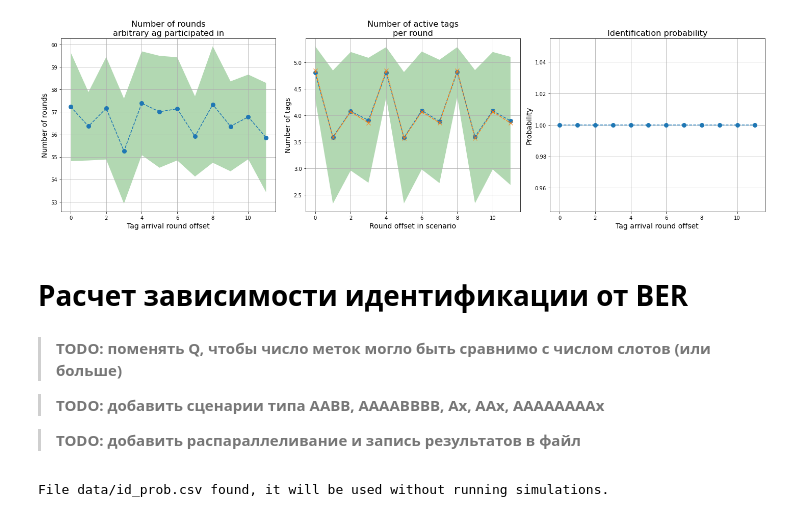
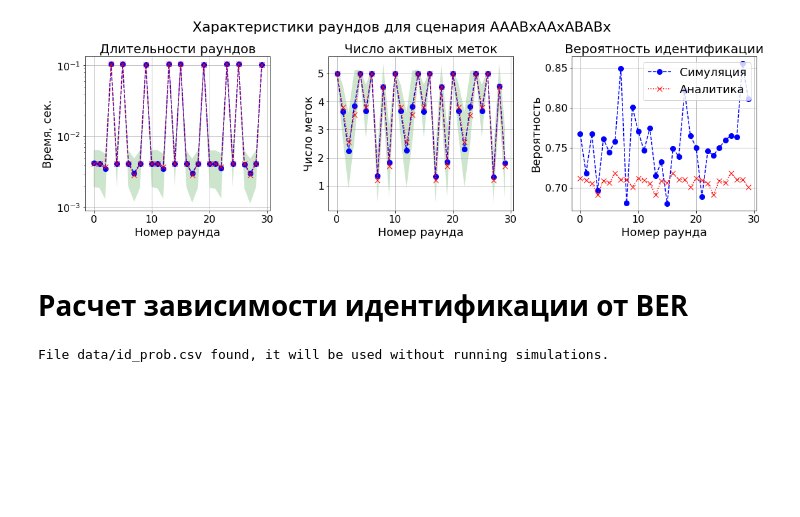
Before and after one commit to larioandr/thesis-rfidam, a Jupyter notebook: experiments/3. Simulations.ipynb, the cells around one changed output. Cells and saved outputs as stored; diff of their text form; code cells hidden in the pictures; blank space fills up the shorter version.

```diff
--- a/experiments/3. Simulations.ipynb
+++ b/experiments/3. Simulations.ipynb
@@ -64,2 +60,0 @@ TIME_IN_AREA = 2.42
-# %%
-params = build_params("ABABx", ber=BER, arrival_interval=ARRIVAL_INTERVAL, num_tags=10000, time_in_area=TIME_IN_AREA)
@@ -120,0 +93,4 @@ AVERAGE ID PROB:   0.9999999999995831
+# %%
+N_SIM_TAGS = 5000           # число моделируемых меток
+EXT_SCENARIO_MULT = 1000    # кратность расширенных сценариев
+ROLL_SCENARIO_KOEF = 3      # множитель длины сценарии при свертывании
@@ -120,0 +317,13 @@ AVERAGE ID PROB:   0.9999999999995831
+# %%
+round_props = {}
+for scenario in tqdm(['ABABx', 'AAABxAAxABABx'], leave=True):
+    round_props[scenario] = {}
+
+    print(hl(f"[>] analytics for '{scenario}'", bcolors.BOLD))
+    round_props[scenario]['ana'] = \
+        solve_round_props(scenario, ber=0.01, interval=0.5)
+
+    print(hl(f"[>] simulation for '{scenario}'", bcolors.BOLD))
+    round_props[scenario]['sim'] = \
+        simulate_round_props(scenario, ber=0.01, interval=0.5)
+    print(hl(f"[=] FINISHED.", bcolors.BOLD))
@@ -121,43 +394,6 @@ AVERAGE ID PROB:   0.9999999999995831
 # %%
-fig, axes = plt.subplots(figsize=(20, 6), ncols=3)
-OX = np.arange(round_infos_x3.scenario_length)
-axes[0].plot(OX, round_infos_x3.num_rounds_active.means, marker='o', markersize=8, linestyle='--')
-axes[0].fill_between(
-    OX,
-    round_infos_x3.num_rounds_active.means - round_infos_x3.num_rounds_active.errors,
-    round_infos_x3.num_rounds_active.means + round_infos_x3.num_rounds_active.errors,
-    facecolor='green', alpha=0.3)
-axes[0].set_title("Number of rounds\narbitrary ag participated in", fontsize=16)
-axes[0].set_xlabel('Tag arrival round offset', fontsize=14)
-axes[0].set_ylabel('Number of rounds', fontsize=14)
-
-axes[1].plot(OX, round_infos_x3.num_tags_active.means, marker='o', markersize=8, linestyle='--')
-axes[1].plot(OX, rounds_props['n_active_tags_stats'].means, marker='x', markersize=8, linestyle='--')
-axes[1].fill_between(
-    OX,
-    round_infos_x3.num_tags_active.means - round_infos_x3.num_tags_active.errors,
-    round_infos_x3.num_tags_active.means + round_infos_x3.num_tags_active.errors,
-    facecolor='green', alpha=0.3)
-axes[1].set_title("Number of active tags\nper round", fontsize=16)
-axes[1].set_xlabel('Round offset in scenario', fontsize=14)
-axes[1].set_ylabel('Number of tags', fontsize=14)
-
-axes[2].plot(OX, round_infos_x3.id_probs, marker="o", markersize=8, linestyle='--')
-axes[2].set_title('Identification probability', fontsize=16)
-axes[2].set_xlabel('Tag arrival round offset', fontsize=14)
-axes[2].set_ylabel('Probability', fontsize=14)
-
-for ax in axes:
-    ax.grid()
-
-plt.tight_layout()
+plot_round_props(round_props, "AAABxAAxABABx", show_title=True, save=False)
 # %% [output]
-[figure, old version]
+[figure, new version]
 # %% [markdown]
 # Расчет зависимости идентификации от BER
-# %% [markdown]
-> **TODO: поменять Q, чтобы число меток могло быть сравнимо с числом слотов (или больше)**
-
-> **TODO: добавить сценарии типа AABB, AAAABBBB, Ax, AAx, AAAAAAAAx**
-
-> **TODO: добавить распараллеливание и запись результатов в файл**
```
Also changed, not shown: parts of 44 cells of this notebook, 3 other files.
